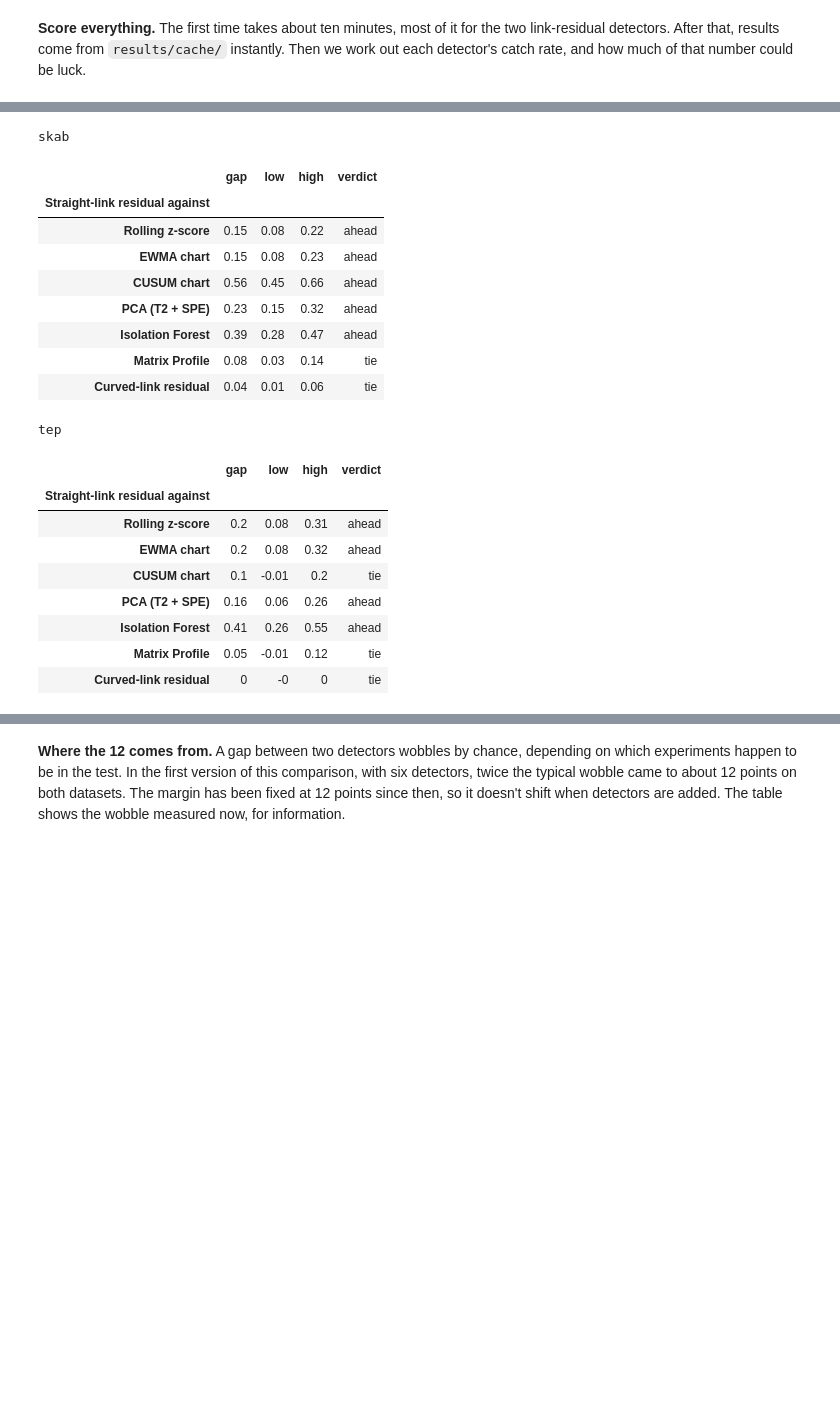
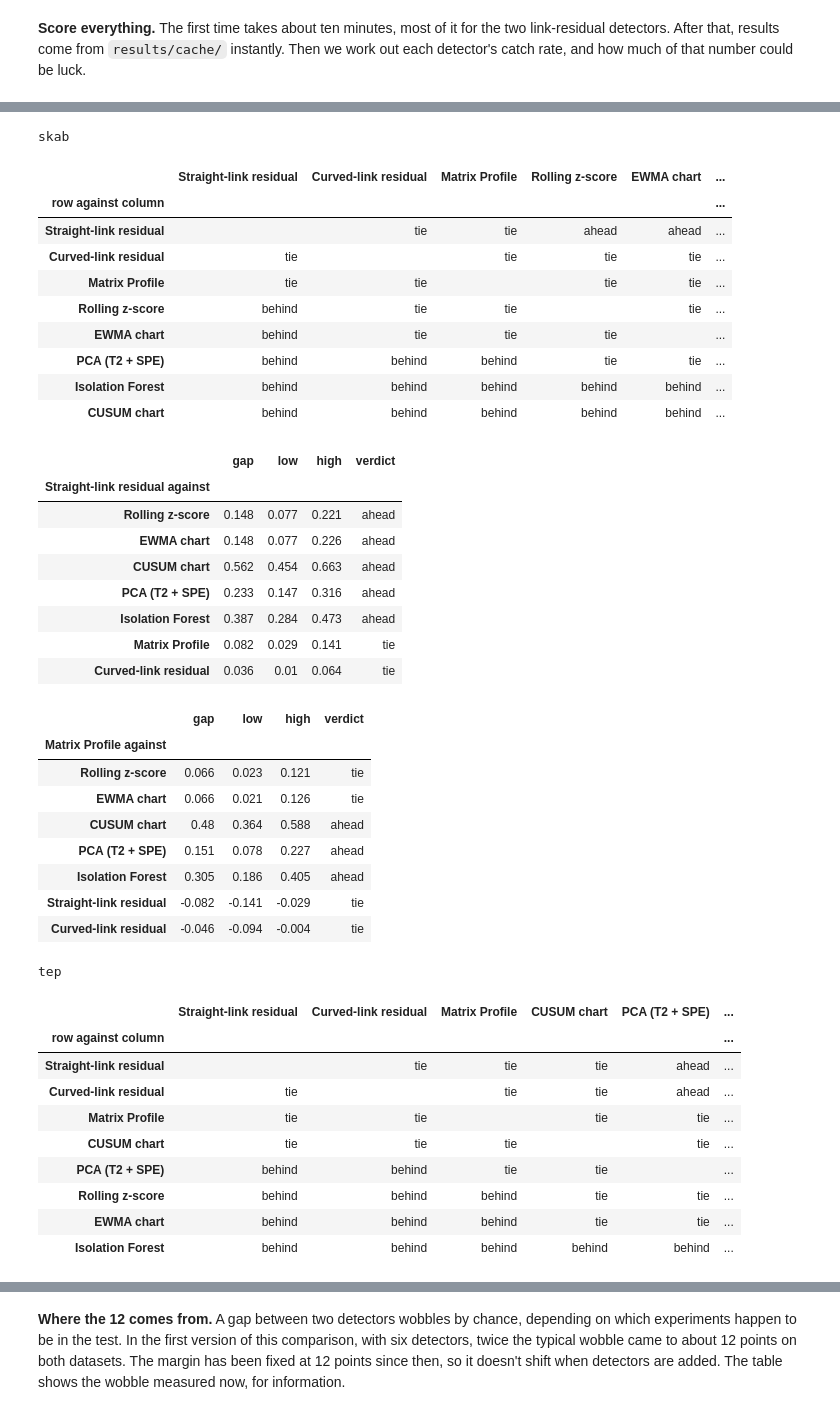
Before and after one commit to NeerajGit16/deep-learning-in-anomaly-detection, a Jupyter notebook: anomaly_lab/main.ipynb, the cells around one changed output, grey strips where cells are left out. Saved outputs shown, nothing was run; the diff lists cells and outputs as text; code cells hidden in the pictures; blank space fills up the shorter version.

```diff
--- a/anomaly_lab/main.ipynb
+++ b/anomaly_lab/main.ipynb
@@ -441,25 +453,47 @@ One caution: the settings of the two link-residual detectors were chosen after l
 # %%
 for name, res in results.items():
     print(name)
-    display(run.gap_table(res, "Straight-link residual").round(2))
+    display(run.verdict_table(res))
+    display(run.gap_table(res, "Straight-link residual").round(3))
+    display(run.gap_table(res, "Matrix Profile").round(3))
 # %% [output]
 skab
-|  | gap | low | high | verdict |
-| Straight-link residual against |  |  |  |  |
-| Rolling z-score | 0.15 | 0.08 | 0.22 | ahead |
-| EWMA chart | 0.15 | 0.08 | 0.23 | ahead |
-| CUSUM chart | 0.56 | 0.45 | 0.66 | ahead |
-| PCA (T2 + SPE) | 0.23 | 0.15 | 0.32 | ahead |
-| Isolation Forest | 0.39 | 0.28 | 0.47 | ahead |
-| Matrix Profile | 0.08 | 0.03 | 0.14 | tie |
-| Curved-link residual | 0.04 | 0.01 | 0.06 | tie |
+|  | Straight-link residual | Curved-link residual | Matrix Profile | Rolling z-score | EWMA chart | ... |
+| row against column |  |  |  |  |  | ... |
+| Straight-link residual |  | tie | tie | ahead | ahead | ... |
+| Curved-link residual | tie |  | tie | tie | tie | ... |
+| Matrix Profile | tie | tie |  | tie | tie | ... |
+| Rolling z-score | behind | tie | tie |  | tie | ... |
+| EWMA chart | behind | tie | tie | tie |  | ... |
+| PCA (T2 + SPE) | behind | behind | behind | tie | tie | ... |
+| Isolation Forest | behind | behind | behind | behind | behind | ... |
+| CUSUM chart | behind | behind | behind | behind | behind | ... |
+|  | gap | low | high | verdict |
+| Straight-link residual against |  |  |  |  |
+| Rolling z-score | 0.148 | 0.077 | 0.221 | ahead |
+| EWMA chart | 0.148 | 0.077 | 0.226 | ahead |
+| CUSUM chart | 0.562 | 0.454 | 0.663 | ahead |
+| PCA (T2 + SPE) | 0.233 | 0.147 | 0.316 | ahead |
+| Isolation Forest | 0.387 | 0.284 | 0.473 | ahead |
+| Matrix Profile | 0.082 | 0.029 | 0.141 | tie |
+| Curved-link residual | 0.036 | 0.01 | 0.064 | tie |
+|  | gap | low | high | verdict |
+| Matrix Profile against |  |  |  |  |
+| Rolling z-score | 0.066 | 0.023 | 0.121 | tie |
+| EWMA chart | 0.066 | 0.021 | 0.126 | tie |
+| CUSUM chart | 0.48 | 0.364 | 0.588 | ahead |
+| PCA (T2 + SPE) | 0.151 | 0.078 | 0.227 | ahead |
+| Isolation Forest | 0.305 | 0.186 | 0.405 | ahead |
+| Straight-link residual | -0.082 | -0.141 | -0.029 | tie |
+| Curved-link residual | -0.046 | -0.094 | -0.004 | tie |
 tep
-|  | gap | low | high | verdict |
-| Straight-link residual against |  |  |  |  |
-| Rolling z-score | 0.2 | 0.08 | 0.31 | ahead |
-| EWMA chart | 0.2 | 0.08 | 0.32 | ahead |
-| CUSUM chart | 0.1 | -0.01 | 0.2 | tie |
-| PCA (T2 + SPE) | 0.16 | 0.06 | 0.26 | ahead |
-| Isolation Forest | 0.41 | 0.26 | 0.55 | ahead |
-| Matrix Profile | 0.05 | -0.01 | 0.12 | tie |
-| Curved-link residual | 0 | -0 | 0 | tie |
+|  | Straight-link residual | Curved-link residual | Matrix Profile | CUSUM chart | PCA (T2 + SPE) | ... |
+| row against column |  |  |  |  |  | ... |
+| Straight-link residual |  | tie | tie | tie | ahead | ... |
+| Curved-link residual | tie |  | tie | tie | ahead | ... |
+| Matrix Profile | tie | tie |  | tie | tie | ... |
+| CUSUM chart | tie | tie | tie |  | tie | ... |
+| PCA (T2 + SPE) | behind | behind | tie | tie |  | ... |
+| Rolling z-score | behind | behind | behind | tie | tie | ... |
+| EWMA chart | behind | behind | behind | tie | tie | ... |
+| Isolation Forest | behind | behind | behind | behind | behind | ... |
```
Also changed, not shown: parts of 10 cells of this notebook, 9 other files.
